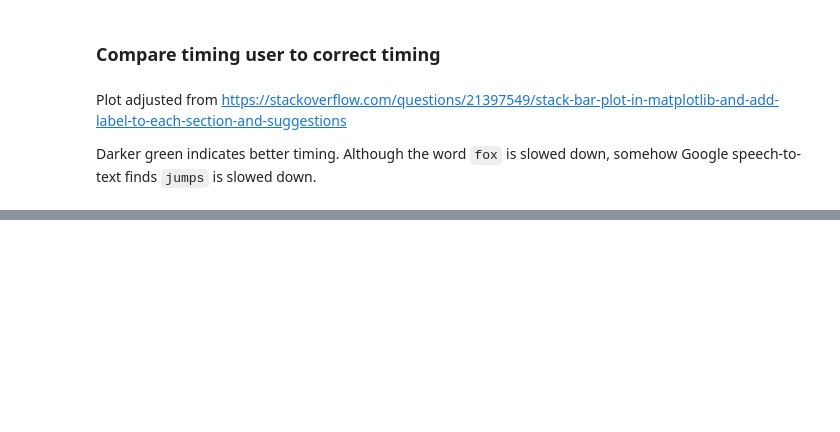
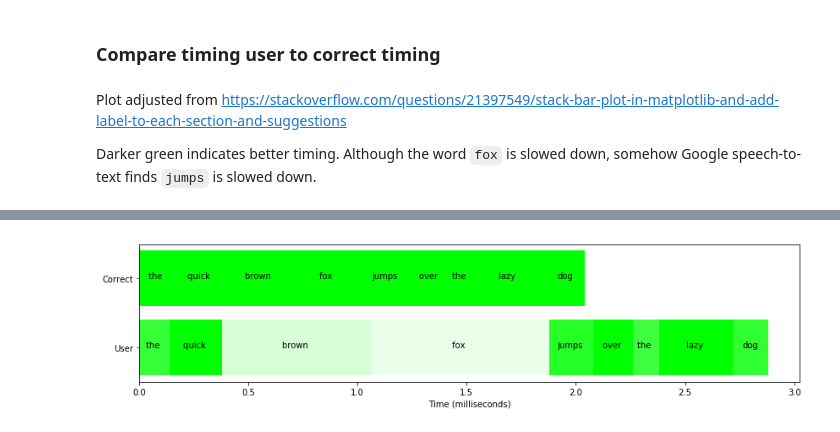
Before and after one commit to loretoparisi/word-rhythm-eval, a Jupyter notebook: main.ipynb, the cells around one changed output, grey strips where cells are left out. Cells and saved outputs as stored; diff of their text form; code cells hidden in the pictures; blank space fills up the shorter version.

```diff
--- a/main.ipynb
+++ b/main.ipynb
@@ -203,0 +215,25 @@ ax.set_xlabel('Time (milliseconds)');
+# %%
+def deepspeech(file):
+    out = check_output(['deepspeech',
+     '--model',
+     'models/output_graph.pbmm',
+     '--alphabet',
+     'models/alphabet.txt',
+     '--lm',
+     'models/lm.binary',
+     '--trie',
+     'models/trie',
+     '--audio',
+     file,
+     '-e'])
+    words = pd.DataFrame([
+        dict(zip(['word', 'start', 'dif'], line.split(',')))
+        for line in str(out, 'utf-8').strip().split('\n')])
+    words.start = words.start.astype(float)
+    words.dif = words.dif.astype(float)
+    words['end'] = words.start+words.dif
+    return pd.DataFrame(words, columns=['word', 'start', 'end', 'dif'])
+# %%
+true_ds = deepspeech('true.wav')
+true_ds['silence'] = true_ds.start-true_ds.end.shift(1)
+true_ds
@@ -203,0 +251,4 @@ ax.set_xlabel('Time (milliseconds)');
+# %%
+user_ds = deepspeech('user.wav')
+user_ds['silence'] = user_ds.start-user_ds.end.shift(1)
+user_ds
@@ -203,0 +266,4 @@ ax.set_xlabel('Time (milliseconds)');
+# %%
+plot_timing(true_ds, user_ds)
+# %% [output]
+[figure, added]
```
Also changed, not shown: parts of 9 cells of this notebook, 2 other files.
